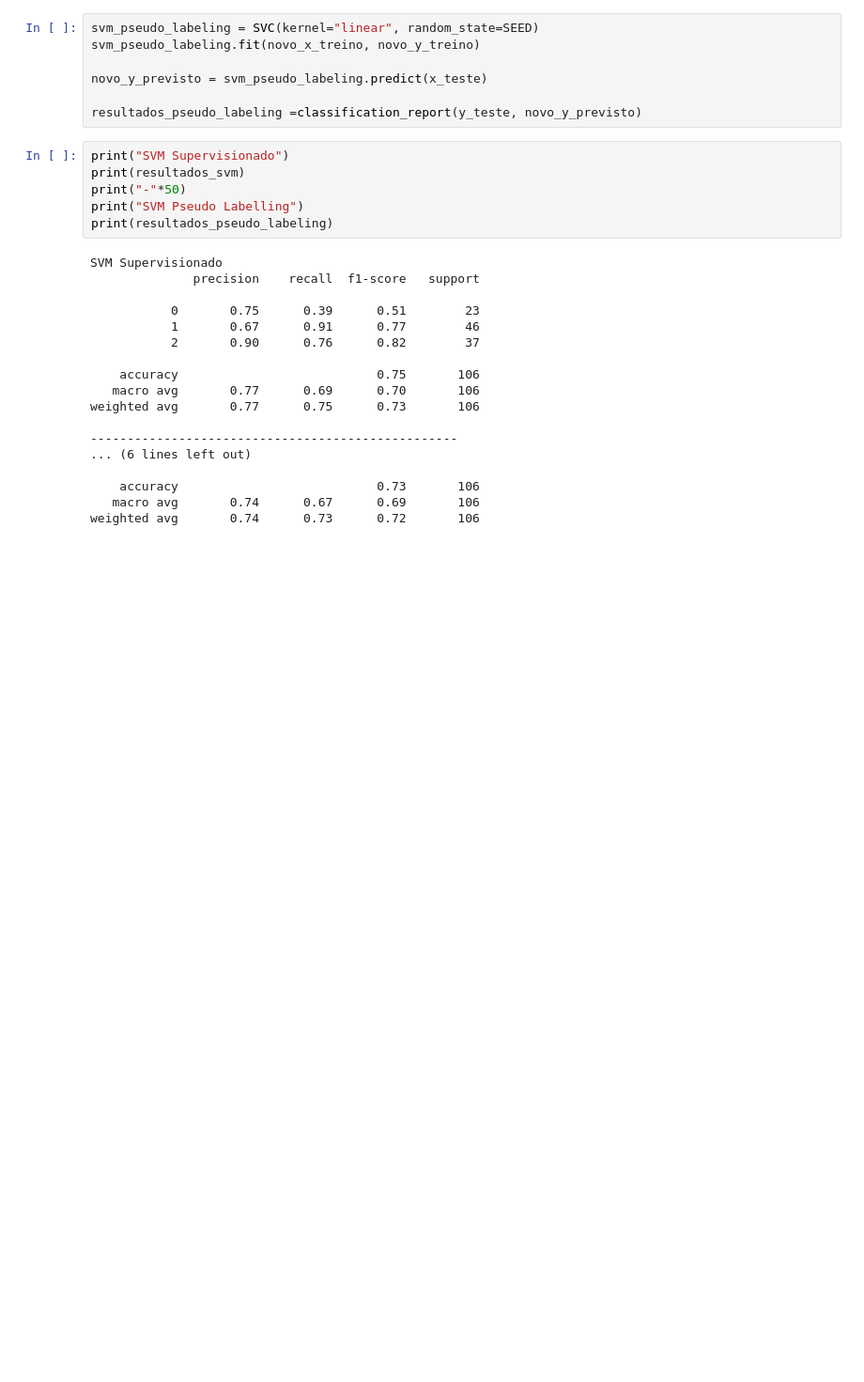
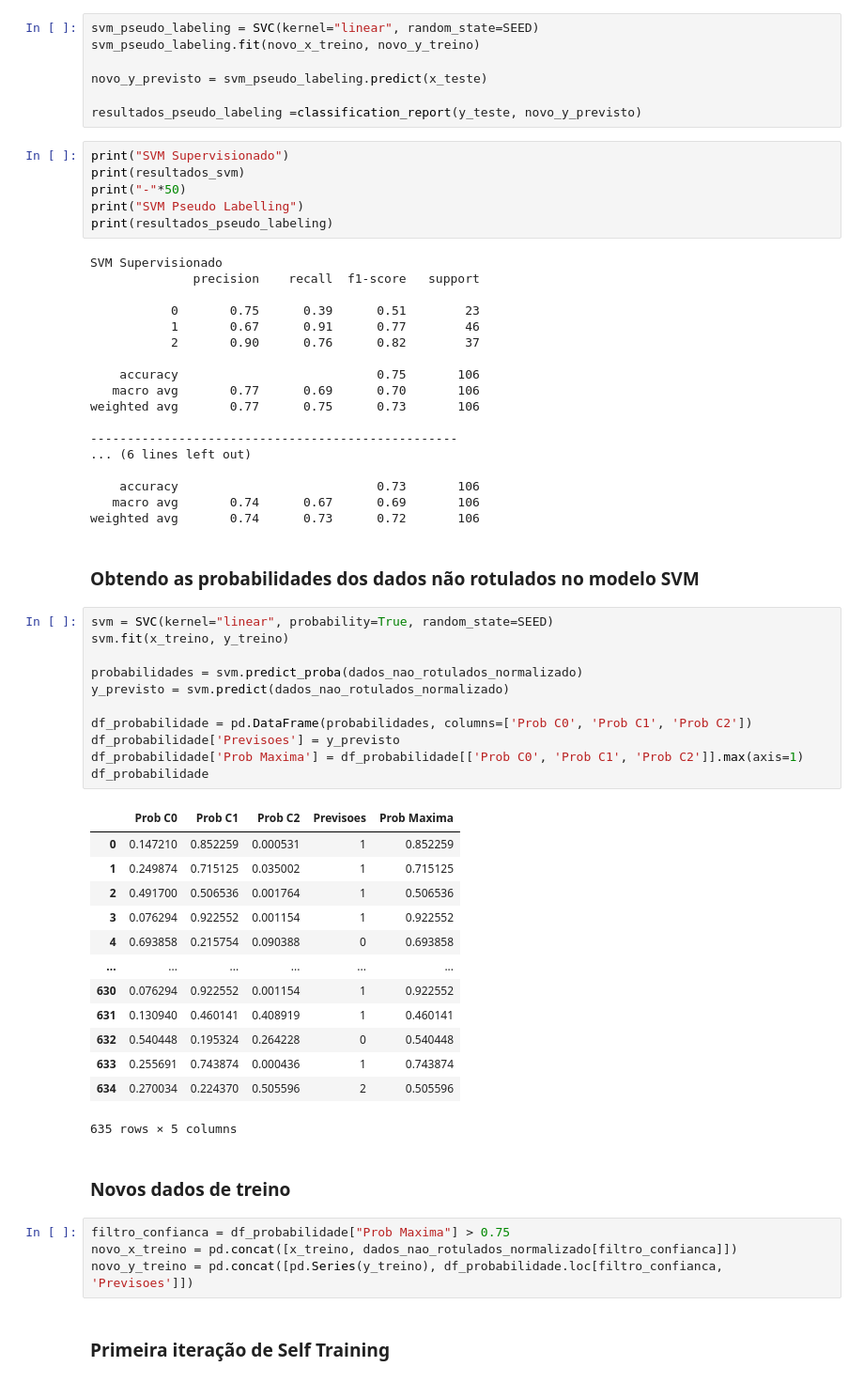
Before and after one commit to ledsouza/machine-learning-semisupervisionado, a Jupyter notebook: projeto.ipynb, the cells around one changed output. Shown at 94% size. Cells and saved outputs as stored; diff of their text form; blank space fills up the shorter version.

Commit message:
implementado self training  com svm

```diff
--- a/projeto.ipynb
+++ b/projeto.ipynb
@@ -295,3 +295,38 @@ weighted avg       0.77      0.75      0.73       106
     accuracy                           0.73       106
    macro avg       0.74      0.67      0.69       106
 weighted avg       0.74      0.73      0.72       106
+# %% [markdown]
+### Obtendo as probabilidades dos dados não rotulados no modelo SVM
+# %%
+svm = SVC(kernel="linear", probability=True, random_state=SEED)
+svm.fit(x_treino, y_treino)
+
+probabilidades = svm.predict_proba(dados_nao_rotulados_normalizado)
+y_previsto = svm.predict(dados_nao_rotulados_normalizado)
+
+df_probabilidade = pd.DataFrame(probabilidades, columns=['Prob C0', 'Prob C1', 'Prob C2'])
+df_probabilidade['Previsoes'] = y_previsto
+df_probabilidade['Prob Maxima'] = df_probabilidade[['Prob C0', 'Prob C1', 'Prob C2']].max(axis=1)
+df_probabilidade
+# %% [output]
+|  | Prob C0 | Prob C1 | Prob C2 | Previsoes | Prob Maxima |
+| 0 | 0.147210 | 0.852259 | 0.000531 | 1 | 0.852259 |
+| 1 | 0.249874 | 0.715125 | 0.035002 | 1 | 0.715125 |
+| 2 | 0.491700 | 0.506536 | 0.001764 | 1 | 0.506536 |
+| 3 | 0.076294 | 0.922552 | 0.001154 | 1 | 0.922552 |
+| 4 | 0.693858 | 0.215754 | 0.090388 | 0 | 0.693858 |
+| ... | ... | ... | ... | ... | ... |
+| 630 | 0.076294 | 0.922552 | 0.001154 | 1 | 0.922552 |
+| 631 | 0.130940 | 0.460141 | 0.408919 | 1 | 0.460141 |
+| 632 | 0.540448 | 0.195324 | 0.264228 | 0 | 0.540448 |
+| 633 | 0.255691 | 0.743874 | 0.000436 | 1 | 0.743874 |
+| 634 | 0.270034 | 0.224370 | 0.505596 | 2 | 0.505596 |
+635 rows × 5 columns
+# %% [markdown]
+### Novos dados de treino
+# %%
+filtro_confianca = df_probabilidade["Prob Maxima"] > 0.75
+novo_x_treino = pd.concat([x_treino, dados_nao_rotulados_normalizado[filtro_confianca]])
+novo_y_treino = pd.concat([pd.Series(y_treino), df_probabilidade.loc[filtro_confianca, 'Previsoes']])
+# %% [markdown]
+### Primeira iteração de Self Training
```
Also changed, not shown: parts of 2 cells of this notebook.
